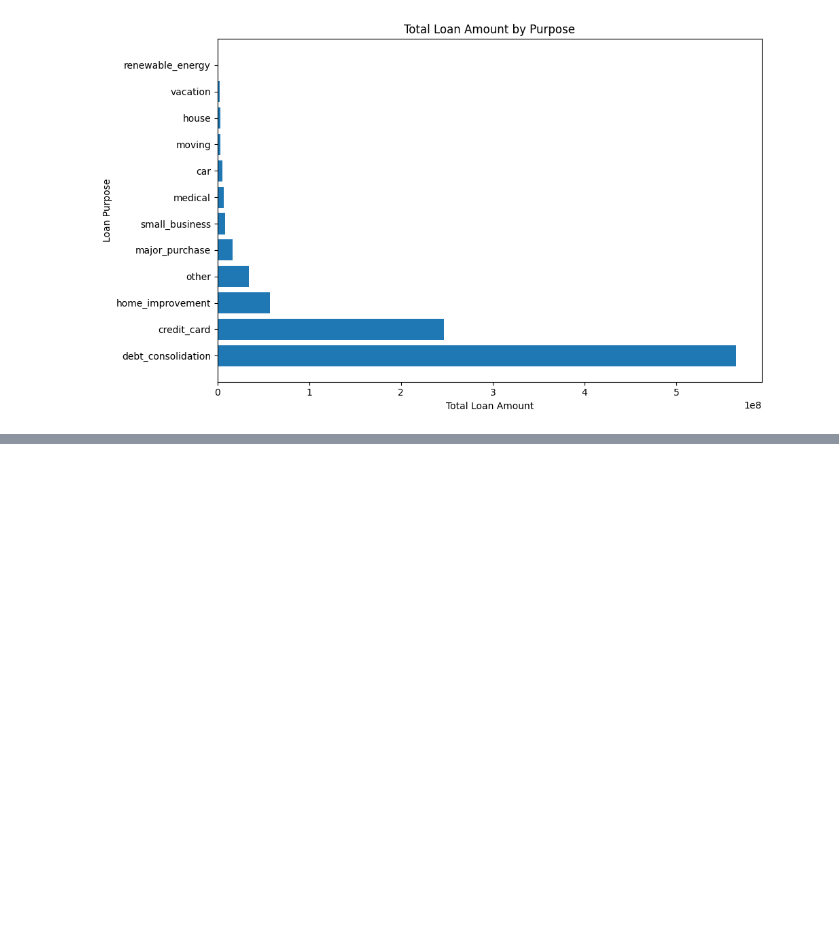
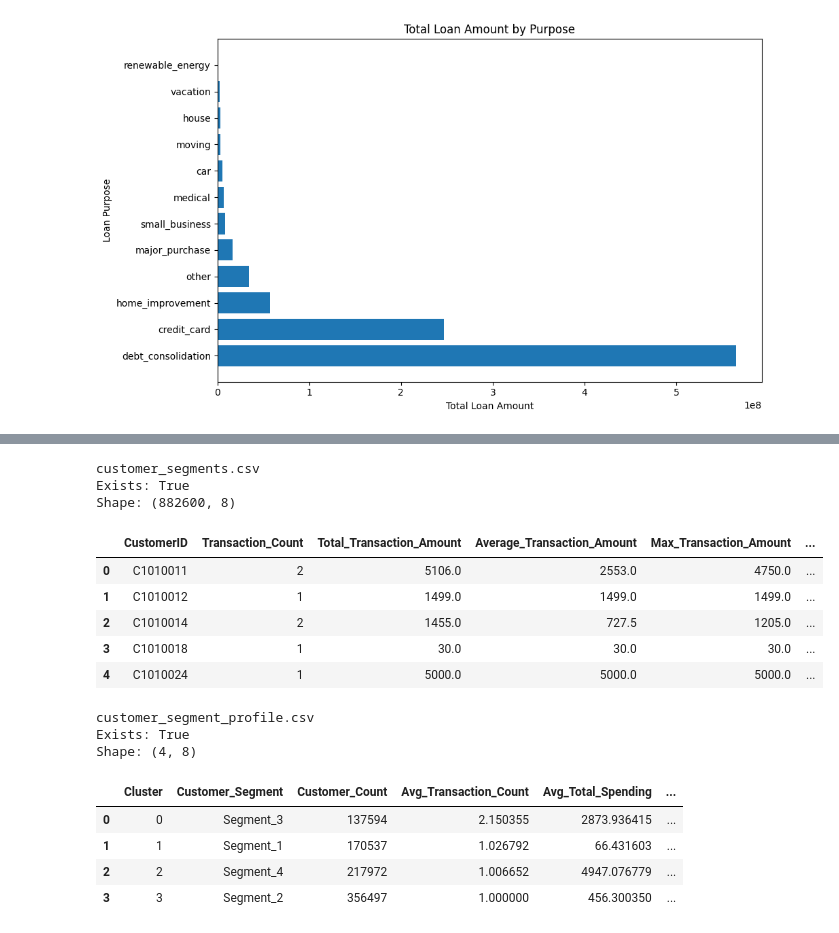
Before and after one commit to SiyaDalal/Banking-DWM-Project, a Jupyter notebook: Project.ipynb, the cells around one changed output, grey strips where cells are left out. Saved outputs shown, nothing was run; the diff lists cells and outputs as text; code cells hidden in the pictures; blank space fills up the shorter version.

```diff
--- a/Project.ipynb
+++ b/Project.ipynb
@@ -1294,0 +1351,9 @@ ZIP archive: /content/Banking_Intelligence_Project.zip
+# %%
+
+DWM_PATH = '/content/drive/MyDrive/DWM'
+
+for root, dirs, files in os.walk(DWM_PATH):
+    level = root.replace(DWM_PATH, '').count(os.sep)
+    print('  ' * level + os.path.basename(root) + '/')
+    for f in files:
+        print('  ' * (level + 1) + f)
@@ -1294,0 +1596,13 @@ ZIP archive: /content/Banking_Intelligence_Project.zip
+# %%
+
+import os
+import pandas as pd
+
+path = "/content/drive/MyDrive/DWM/flagged_transactions.csv"
+
+print("File exists:", os.path.exists(path))
+
+result = pd.read_csv(path)
+print("Output shape:", result.shape)
+print("Fraud among flagged:", (result["Class"] == 1).sum())
+print("Legitimate among flagged:", (result["Class"] == 0).sum())
@@ -1294,0 +1778,37 @@ ZIP archive: /content/Banking_Intelligence_Project.zip
+# %%
+
+import os
+import pandas as pd
+
+BASE = "/content/drive/MyDrive/DWM"
+
+for filename in [
+    "customer_segments.csv",
+    "customer_segment_profile.csv"
+]:
+    path = os.path.join(BASE, filename)
+    print(f"\n{filename}")
+    print("Exists:", os.path.exists(path))
+
+    if os.path.exists(path):
+        data = pd.read_csv(path)
+        print("Shape:", data.shape)
+        display(data.head())
+# %% [output]
+customer_segments.csv
+Exists: True
+Shape: (882600, 8)
+|  | CustomerID | Transaction_Count | Total_Transaction_Amount | Average_Transaction_Amount | Max_Transaction_Amount | ... |
+| 0 | C1010011 | 2 | 5106.0 | 2553.0 | 4750.0 | ... |
+| 1 | C1010012 | 1 | 1499.0 | 1499.0 | 1499.0 | ... |
+| 2 | C1010014 | 2 | 1455.0 | 727.5 | 1205.0 | ... |
+| 3 | C1010018 | 1 | 30.0 | 30.0 | 30.0 | ... |
+| 4 | C1010024 | 1 | 5000.0 | 5000.0 | 5000.0 | ... |
+customer_segment_profile.csv
+Exists: True
+Shape: (4, 8)
+|  | Cluster | Customer_Segment | Customer_Count | Avg_Transaction_Count | Avg_Total_Spending | ... |
+| 0 | 0 | Segment_3 | 137594 | 2.150355 | 2873.936415 | ... |
+| 1 | 1 | Segment_1 | 170537 | 1.026792 | 66.431603 | ... |
+| 2 | 2 | Segment_4 | 217972 | 1.006652 | 4947.076779 | ... |
+| 3 | 3 | Segment_2 | 356497 | 1.000000 | 456.300350 | ... |
```
Also changed, not shown: parts of 14 cells of this notebook.
